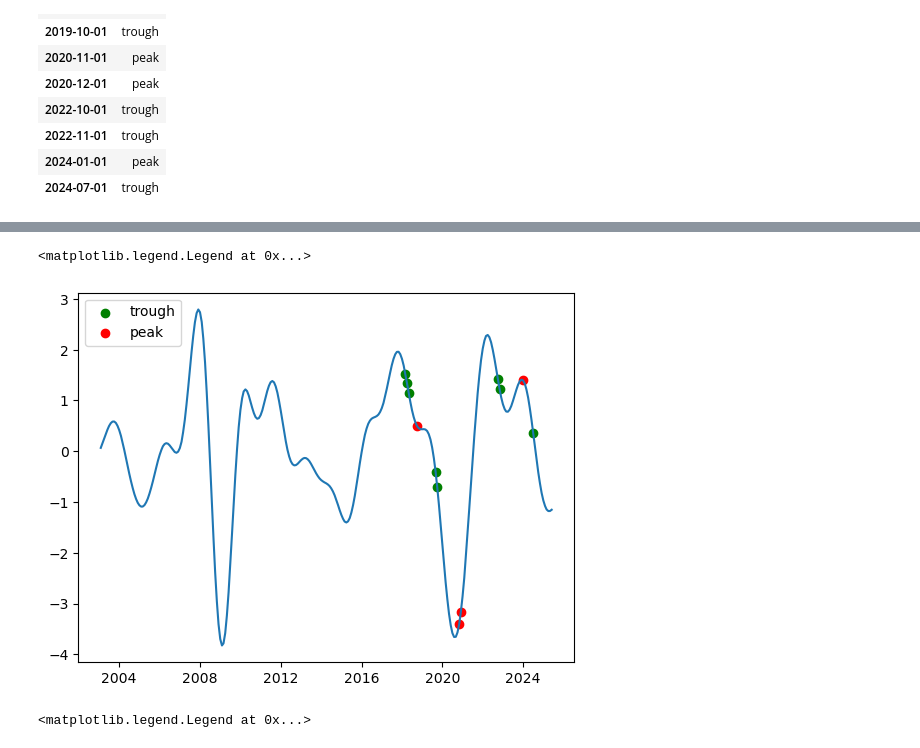
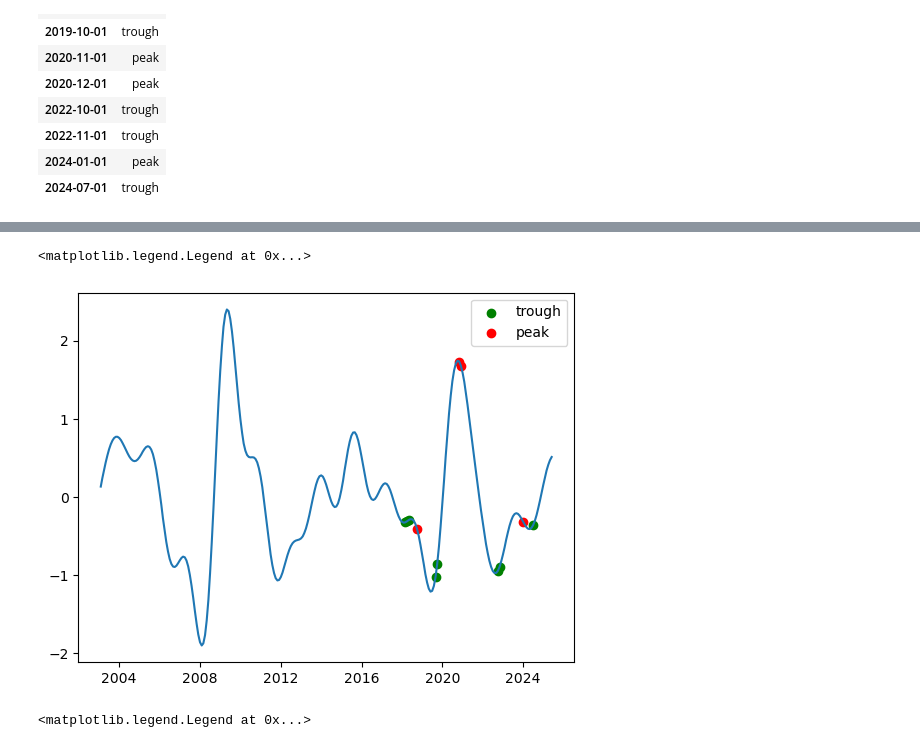
Before and after one commit to yyunjioh/2025.08_LS_Quant_1, a Jupyter notebook: week4/regime_recog - 복사본.ipynb, the cells around one changed output, grey strips where cells are left out. Drawn from its saved outputs; the diff is of its cells as text; code cells hidden in the pictures.

```diff
--- a/week4/regime_recog - 복사본.ipynb
+++ b/week4/regime_recog - 복사본.ipynb
@@ -216,8 +212,6 @@ cf_cycle
 | 2025-06-01 | 0.097080 | 0.031256 | -0.019367 | -0.002248 | -0.003707 | -0.127373 |
 96 rows × 6 columns
 # %%
-dates = [] #결과저장: 날짜
-states = [] #결과저장: 예측된 Regime State
 dates_detected = []
 types_detected = []
 
@@ -245,12 +239,11 @@ for i in range(0,len(df2_test.index)):
     #cf필터 적용
     data_pc['cf'] = cf_filter.cffilter(data_pc['growth_indicator'], low=18, high=96, drift=True)[0]
 
-    regime_result = detect_extrema_rule2(data_pc['cf'])
+    regime_result = detect_extrema_rule2(data_pc['cf']) #국면 전환점 탐지
 
-    dates.append(time)
-    states.append(regime_result['events_df'])
-    regime_result['events_df'].index = pd.to_datetime(regime_result['events_df'].index)
+    regime_result['events_df'].index = pd.to_datetime(regime_result['events_df'].index) # events_df 의 인덱스 설정
 
+    # t, t-1, t-2 중에 이상치 탐지된거 있나 확인
     target_dates = [time, time + pd.DateOffset(months=-1), time + pd.DateOffset(months=-2)]
     for a in target_dates:
         if a in regime_result['events_df'].index:
@@ -345,15 +352,16 @@ array(['trough', 'trough', 'trough', 'trough', 'trough', 'trough',
 # %%
+#플롯 그리기
 ipi = cf_filter.cffilter(df1['ipi'], low=18, high=96, drift=True)[0]
-plt.plot(ipi)
-peak = detection_result['type'].loc[detection_result['type']=='peak']
-trough = detection_result['type'].loc[detection_result['type']=='trough']
+plt.plot(data_pc['cf']) #그리고 싶은 베이스 플롯은 여기에
+peak = detection_result['type'].loc[detection_result['type']=='peak'] #마루 정의
+trough = detection_result['type'].loc[detection_result['type']=='trough'] #골 정의
 
-plt.scatter(trough.index, ipi.loc[trough.index], color='green',label='trough')
-plt.scatter(peak.index, ipi.loc[peak.index], color='red',label='peak')
-plt.legend()
+plt.scatter(trough.index, data_pc['cf'].loc[trough.index], color='green',label='trough') #점찍기
+plt.scatter(peak.index, data_pc['cf'].loc[peak.index], color='red',label='peak') #점찍기
+plt.legend() #범례
 # %% [output]
 <matplotlib.legend.Legend at 0x...>
-[figure, old version]
+[figure, new version]
 # %%
 import FinanceDataReader as fdr
 k200 = fdr.DataReader('KS200', '2003-02-01', '2025-06-30') # KOSPI 200 (KRX)
```
Also changed, not shown: parts of 9 cells of this notebook.
